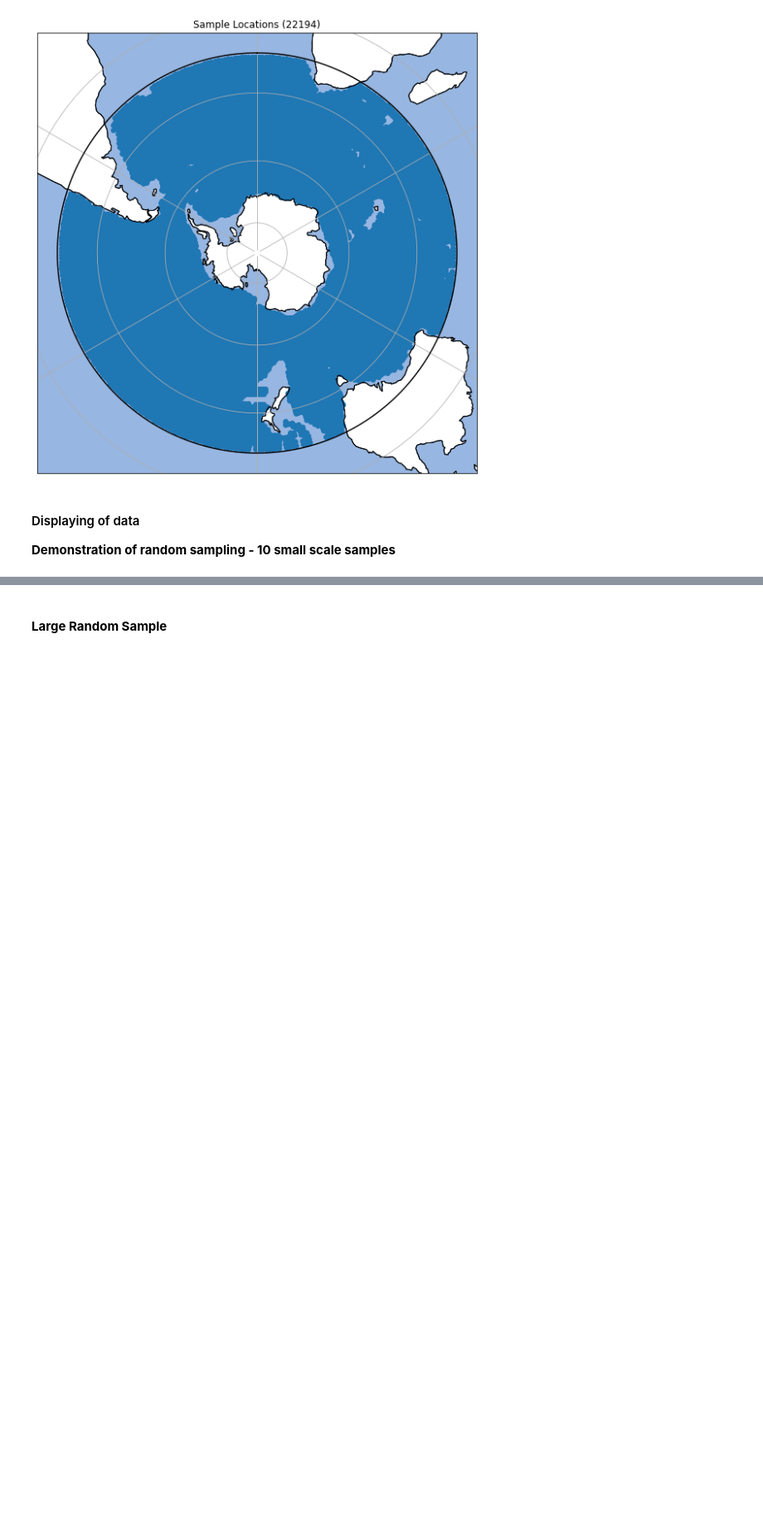
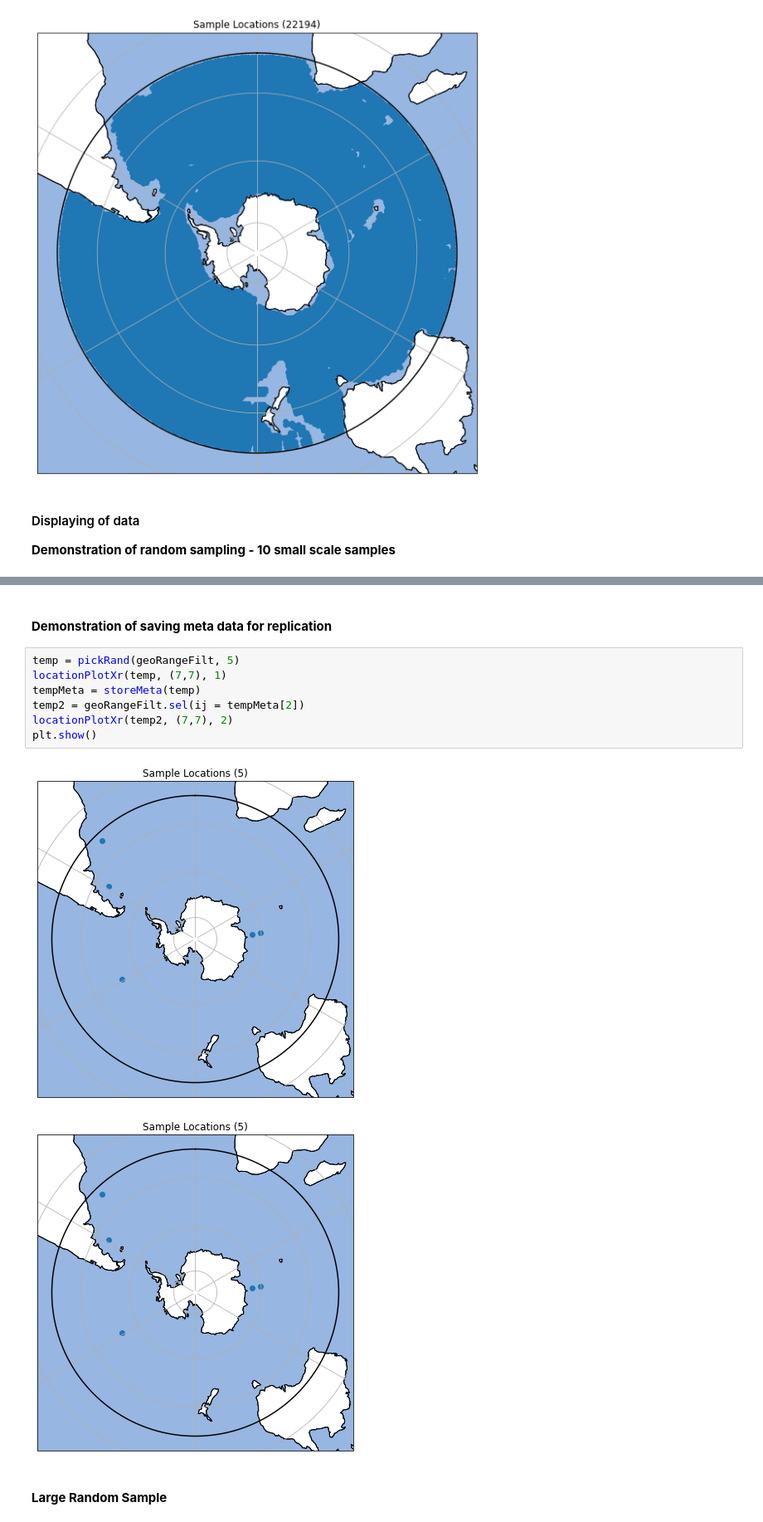
Before and after one commit to el1247/BAS_AI4ER_SAM, a Jupyter notebook: notebooks/exploratory/2.0_el_GMMSampleCreator.ipynb, the cells around one changed output, grey strips where cells are left out. Shown at 83% size. Saved outputs shown, nothing was run; the diff lists cells and outputs as text; blank space fills up the shorter version.

```diff
--- a/notebooks/exploratory/2.0_el_GMMSampleCreator.ipynb
+++ b/notebooks/exploratory/2.0_el_GMMSampleCreator.ipynb
@@ -314,3 +307,16 @@ for i in range(1, 10):
+# %% [markdown]
+<br>
+<b>Demonstration of saving meta data for replication</b>
+# %%
+temp = pickRand(geoRangeFilt, 5)
+locationPlotXr(temp, (7,7), 1)
+tempMeta = storeMeta(temp)
+temp2 = geoRangeFilt.sel(ij = tempMeta[2])
+locationPlotXr(temp2, (7,7), 2)
+plt.show()
+# %% [output]
+[figure, added]
+[figure, added]
 # %% [markdown]
 <br>
 <b>Large Random Sample</b>
```
Also changed, not shown: parts of 8 cells of this notebook, 1 other file.
